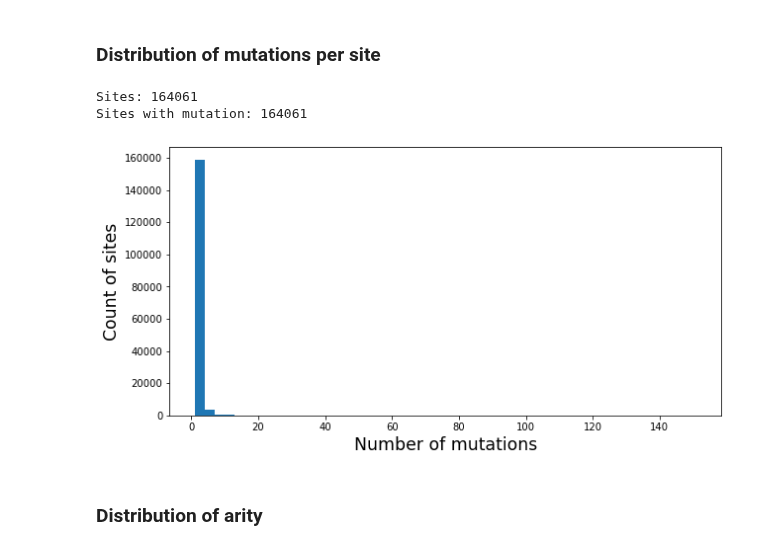
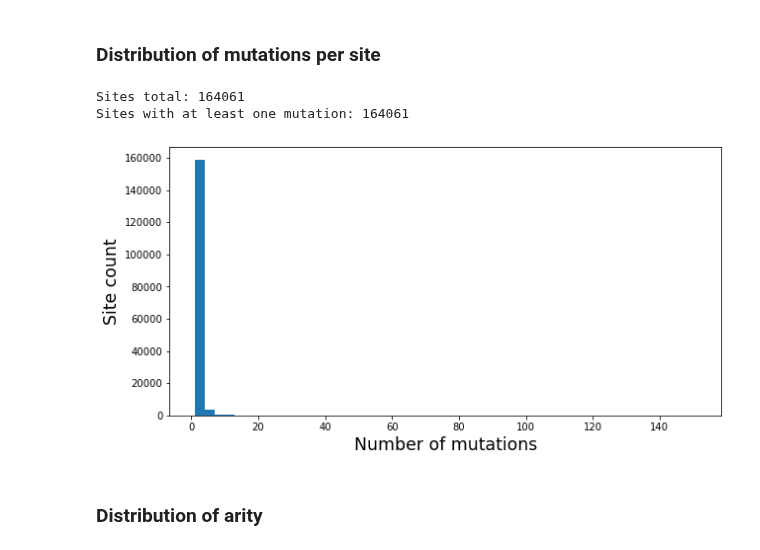
Before and after one commit to szhan/tsimpute, a Jupyter notebook: notebooks/inspect_ts_finngen.ipynb, the cells around one changed output. Drawn from its saved outputs; the diff is of its cells as text; code cells hidden in the pictures.

```diff
--- a/notebooks/inspect_ts_finngen.ipynb
+++ b/notebooks/inspect_ts_finngen.ipynb
@@ -18,8 +18,8 @@ tsinfer 0.2.3
 # %% [markdown]
 ### Load data
 # %%
-base_dir = Path("/home/shing_zhan")
-ts_file = base_dir / "analysis" / "pass_2" / "chr20_p_arm.inferred.trees"
+base_dir = Path("/home/shing_zhan/analysis/pass_2/")
+ts_file = base_dir / "chr20_p_arm.inferred.trees"
 # %%
 ts = tskit.load(ts_file)
 ts
@@ -106,19 +162,19 @@ plt.plot(
 # %%
 site_pos, counts = np.unique(ts.mutations_site, return_counts=True)
 num_sites_with_mutation = len(site_pos)
-print(f"Sites: {ts.num_sites}")
-print(f"Sites with mutation: {num_sites_with_mutation}")
+print(f"Sites total: {ts.num_sites}")
+print(f"Sites with at least one mutation: {num_sites_with_mutation}")
 # %% [output]
-Sites: 164061
-Sites with mutation: 164061
+Sites total: 164061
+Sites with at least one mutation: 164061
 # %%
 plt.figure(figsize=(10, 5,))
-plt.ylabel("Count of sites", fontsize="xx-large")
+plt.ylabel("Site count", fontsize="xx-large")
 plt.xlabel("Number of mutations", fontsize="xx-large")
 plt.hist(counts, bins=50);
 plt.show()
 # %% [output]
-[figure, old version]
+[figure, new version]
 # %% [markdown]
 ### Distribution of arity
 # %%
```
Also changed, not shown: parts of 6 cells of this notebook.
